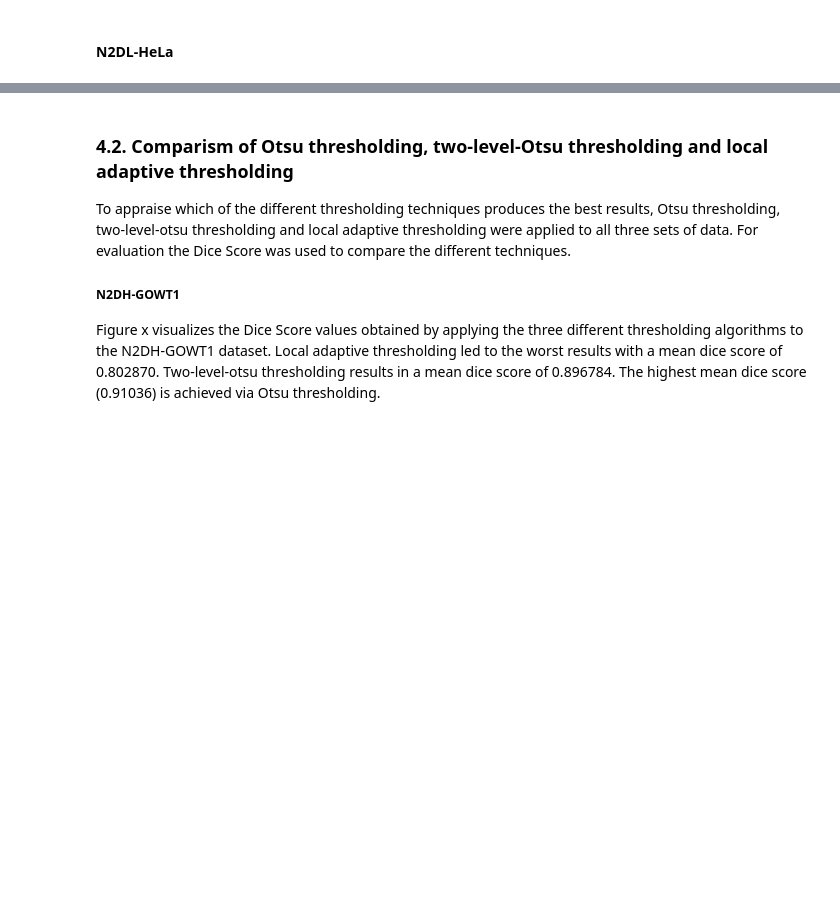
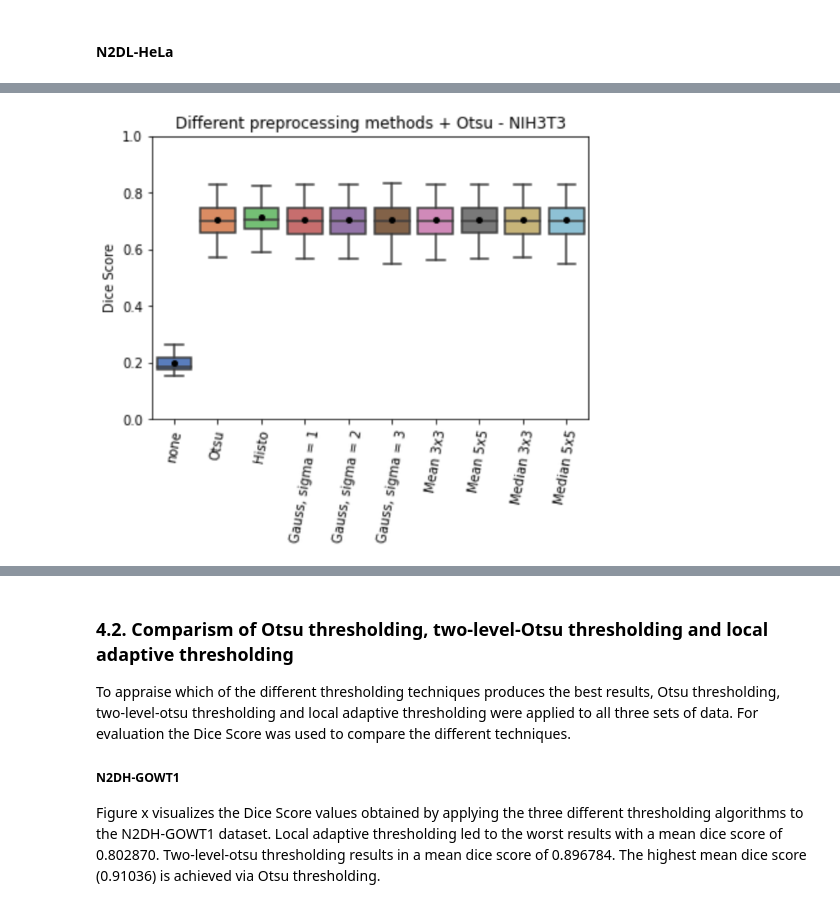
Before and after one commit to datascience-mobi-2023/topic01_team03, a Jupyter notebook: Report/AnfangReport.ipynb, the cells around one changed output, grey strips where cells are left out. Drawn from its saved outputs; the diff is of its cells as text; code cells hidden in the pictures; blank space fills up the shorter version.

```diff
--- a/Report/AnfangReport.ipynb
+++ b/Report/AnfangReport.ipynb
@@ -134,0 +152,6 @@ Figure x  was obtained through the combined application of different filters tog
+# %%
+# Figure 6: Visualisation of the dice score values of different preprocessing methods together with Otsu thresholding applied to NIH3T3
+from IPython.display import Image
+Image('../Plots/BilderPlots/NIH3T3/plot_NIH3T3_preprocessing_otsu.png',  width=500, height=300)
+# %% [output]
+[figure, added]
```
Also changed, not shown: parts of 16 cells of this notebook, 6 other files.
